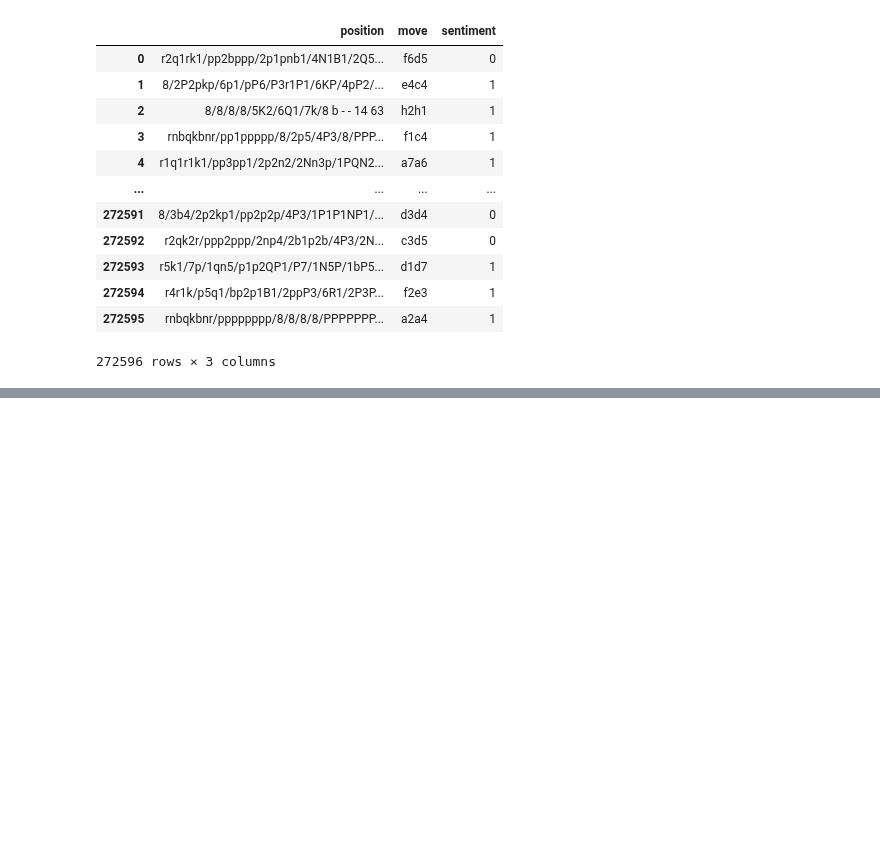
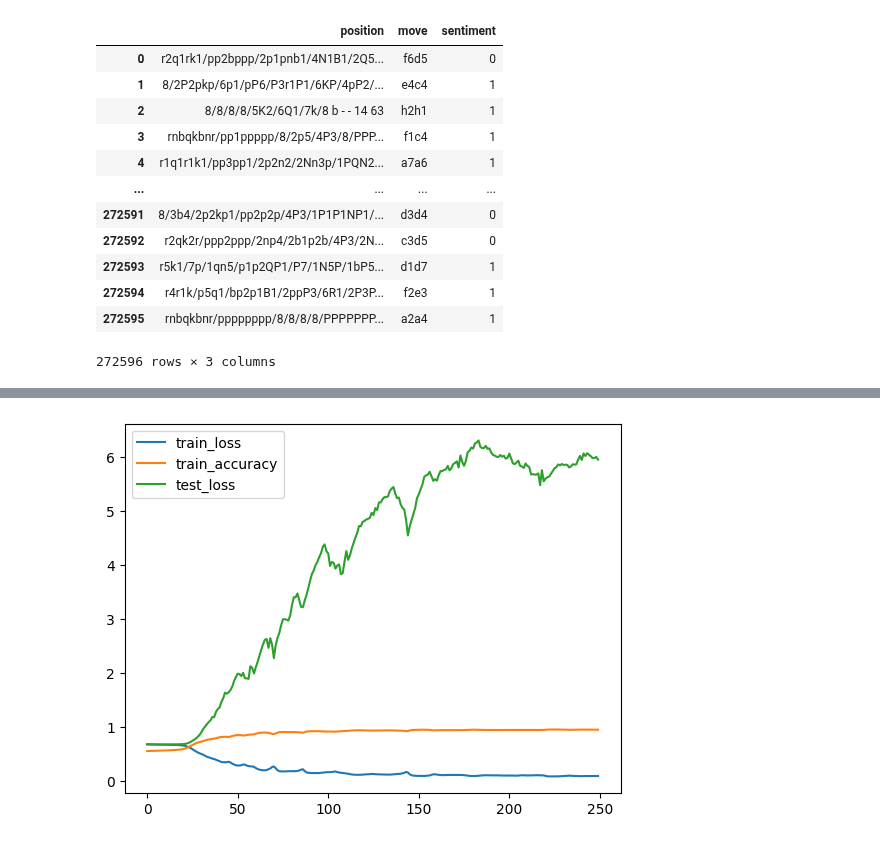
Before and after one commit to Kamil2601/NLP-chess-engine, a Jupyter notebook: src/move_evaluation/move_evaluation.ipynb, the cells around one changed output, grey strips where cells are left out. Drawn from its saved outputs; the diff is of its cells as text; code cells hidden in the pictures; blank space fills up the shorter version.

Commit message:
Move evaluation model

```diff
--- a/src/move_evaluation/move_evaluation.ipynb
+++ b/src/move_evaluation/move_evaluation.ipynb
@@ -27,0 +74,28 @@ classified_moves
+# %%
+class SentimateNet(nn.Module):
+    def __init__(self) -> None:
+        super().__init__()
+
+        self.conv_layers = nn.Sequential(
+            nn.Conv2d(26, 26, 5, padding='same'),
+            nn.Conv2d(26, 26, 3, padding='same'),
+        )
+
+        self.fc_layers = nn.Sequential(
+            nn.Dropout(0.25),
+            nn.Linear(8*8*26, 500),
+            nn.ELU(),
+            nn.Linear(500, 200),
+            nn.ELU(),
+            nn.Linear(200, 1)
+        )
+
+    def forward(self, x):
+        x = self.conv_layers(x)
+        x = x.view(-1, 8*8*26)
+        x = self.fc_layers(x)
+        return x
+# %%
+model = SentimateNet()
+model.to(device)
+optimizer = torch.optim.Adam(model.parameters(), lr=0.001)
@@ -27,0 +119,3 @@ classified_moves
+# %%
+train_loader = DataLoader(train_dataset, batch_size=2048)
+test_loader = DataLoader(test_dataset, batch_size=2048)
@@ -27,0 +128,2 @@ classified_moves
+# %%
+history = train_loop(train_loader, model, test_dataloader=test_loader, num_epochs=100, optimizer=optimizer, verbose=True)
@@ -27,0 +148,4 @@ classified_moves
+# %%
+plot_history(history)
+# %% [output]
+[figure, added]
```
Also changed, not shown: parts of 8 cells of this notebook, 7 other files.
